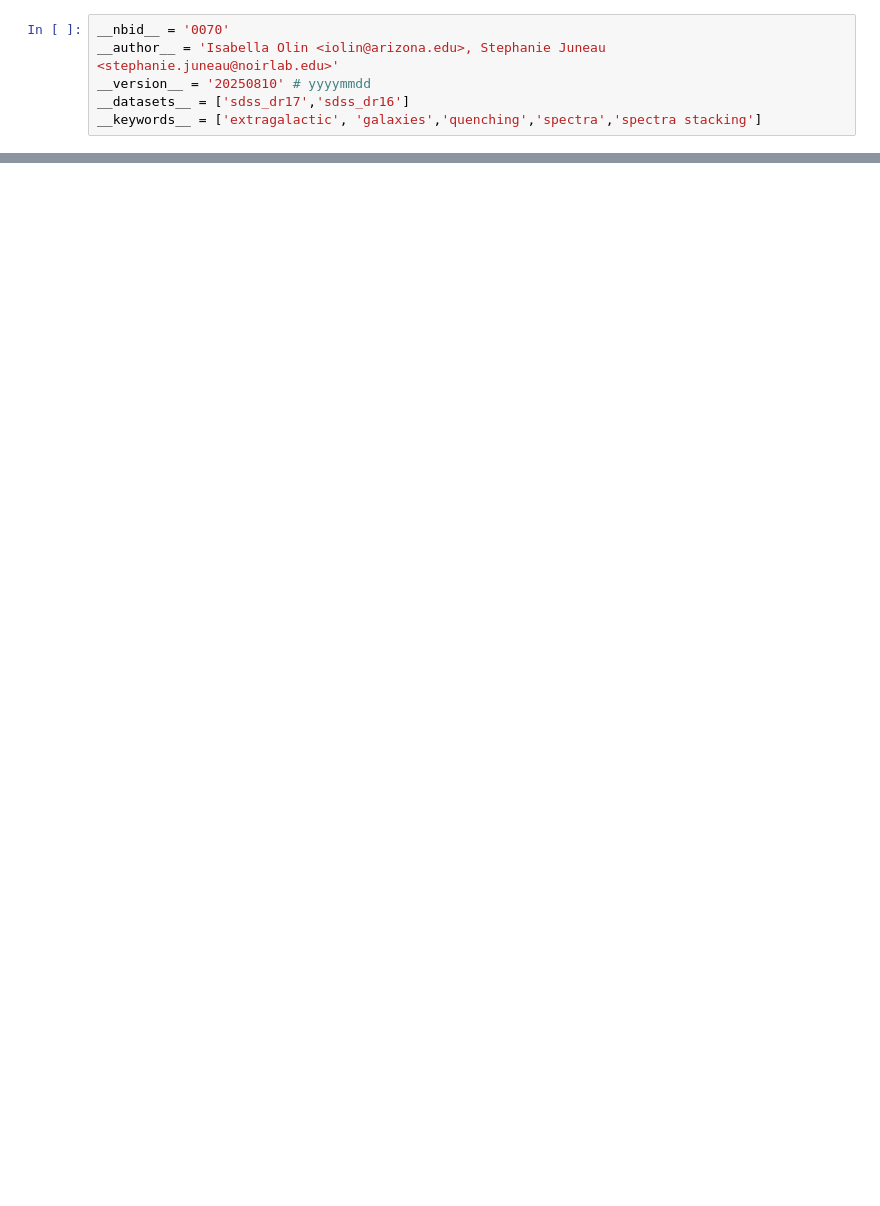
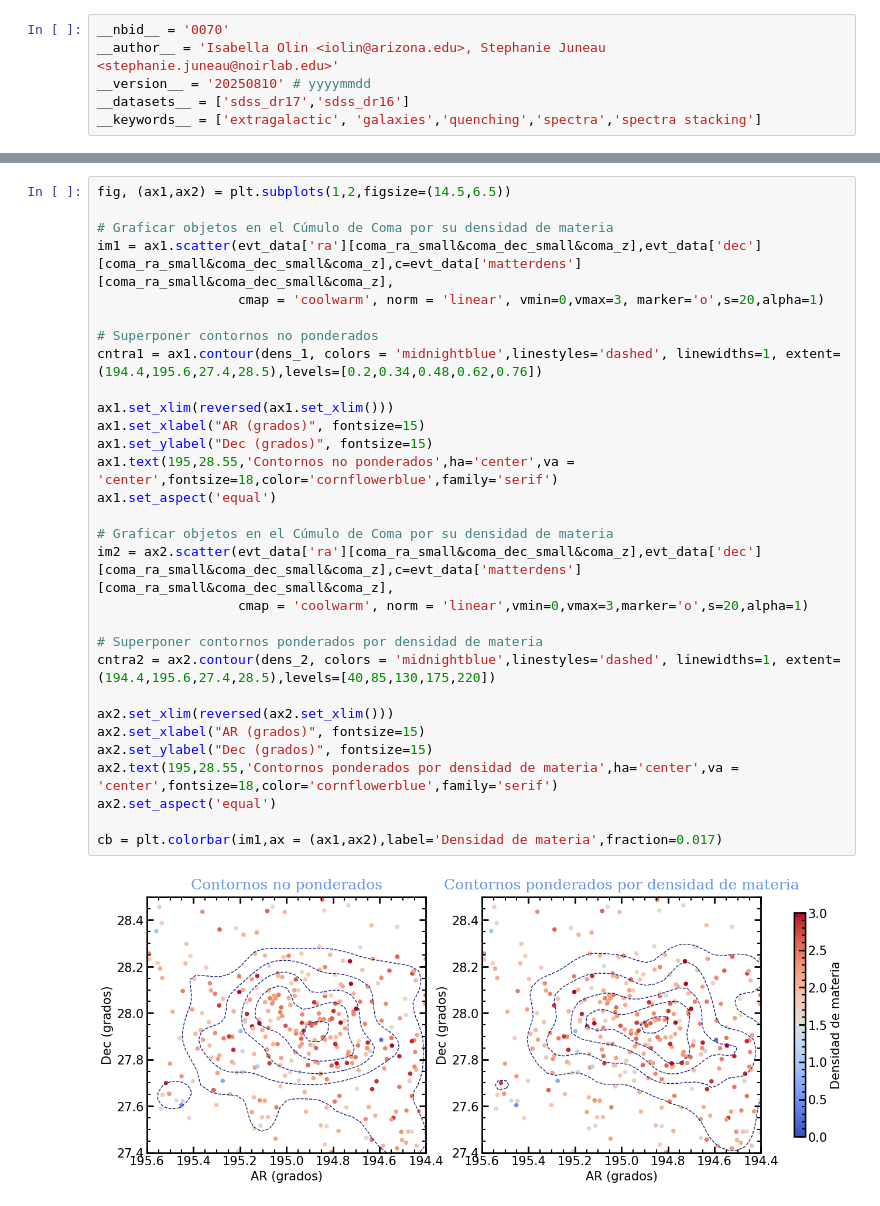
Before and after one commit to astro-datalab/notebooks-latest-es, a Jupyter notebook: 03_EjemplosDeCiencia/EstructuraAGranEscala/EstructuraAGranEscalaSdssCosmicSlime.ipynb, the cells around one changed output, grey strips where cells are left out. Saved outputs shown, nothing was run; the diff lists cells and outputs as text; blank space fills up the shorter version.

```diff
--- a/03_EjemplosDeCiencia/EstructuraAGranEscala/EstructuraAGranEscalaSdssCosmicSlime.ipynb
+++ b/03_EjemplosDeCiencia/EstructuraAGranEscala/EstructuraAGranEscalaSdssCosmicSlime.ipynb
@@ -1007,0 +464,32 @@ From the above figure, we can infer the following:
+# %%
+fig, (ax1,ax2) = plt.subplots(1,2,figsize=(14.5,6.5))
+
+# Graficar objetos en el Cúmulo de Coma por su densidad de materia
+im1 = ax1.scatter(evt_data['ra'][coma_ra_small&coma_dec_small&coma_z],evt_data['dec'][coma_ra_small&coma_dec_small&coma_z],c=evt_data['matterdens'][coma_ra_small&coma_dec_small&coma_z],
+                  cmap = 'coolwarm', norm = 'linear', vmin=0,vmax=3, marker='o',s=20,alpha=1)
+
+# Superponer contornos no ponderados
+cntra1 = ax1.contour(dens_1, colors = 'midnightblue',linestyles='dashed', linewidths=1, extent=(194.4,195.6,27.4,28.5),levels=[0.2,0.34,0.48,0.62,0.76])
+
+ax1.set_xlim(reversed(ax1.set_xlim()))
+ax1.set_xlabel("AR (grados)", fontsize=15)
+ax1.set_ylabel("Dec (grados)", fontsize=15)
+ax1.text(195,28.55,'Contornos no ponderados',ha='center',va = 'center',fontsize=18,color='cornflowerblue',family='serif')
+ax1.set_aspect('equal')
+
+# Graficar objetos en el Cúmulo de Coma por su densidad de materia
+im2 = ax2.scatter(evt_data['ra'][coma_ra_small&coma_dec_small&coma_z],evt_data['dec'][coma_ra_small&coma_dec_small&coma_z],c=evt_data['matterdens'][coma_ra_small&coma_dec_small&coma_z],
+                  cmap = 'coolwarm', norm = 'linear',vmin=0,vmax=3,marker='o',s=20,alpha=1)
+
+# Superponer contornos ponderados por densidad de materia
+cntra2 = ax2.contour(dens_2, colors = 'midnightblue',linestyles='dashed', linewidths=1, extent=(194.4,195.6,27.4,28.5),levels=[40,85,130,175,220])
+
+ax2.set_xlim(reversed(ax2.set_xlim()))
+ax2.set_xlabel("AR (grados)", fontsize=15)
+ax2.set_ylabel("Dec (grados)", fontsize=15)
+ax2.text(195,28.55,'Contornos ponderados por densidad de materia',ha='center',va = 'center',fontsize=18,color='cornflowerblue',family='serif')
+ax2.set_aspect('equal')
+
+cb = plt.colorbar(im1,ax = (ax1,ax2),label='Densidad de materia',fraction=0.017)
+# %% [output]
+[figure, added]
```
Also changed, not shown: parts of 125 cells of this notebook, 6 other files.
